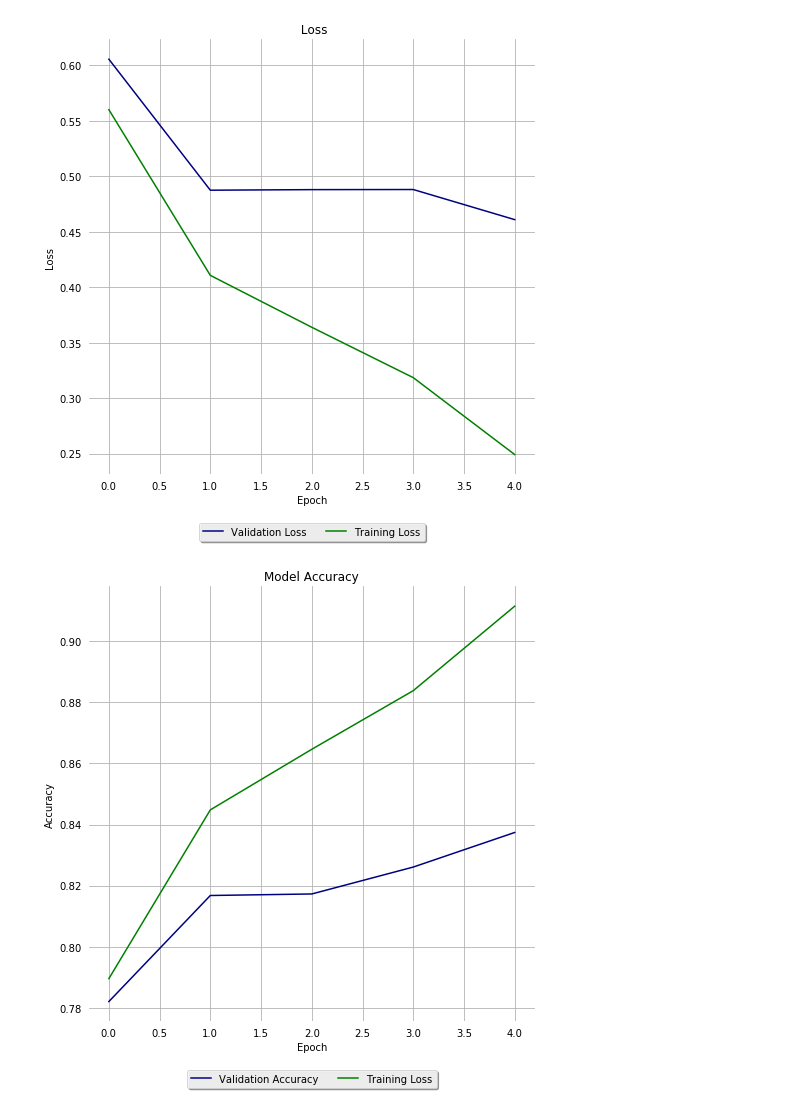
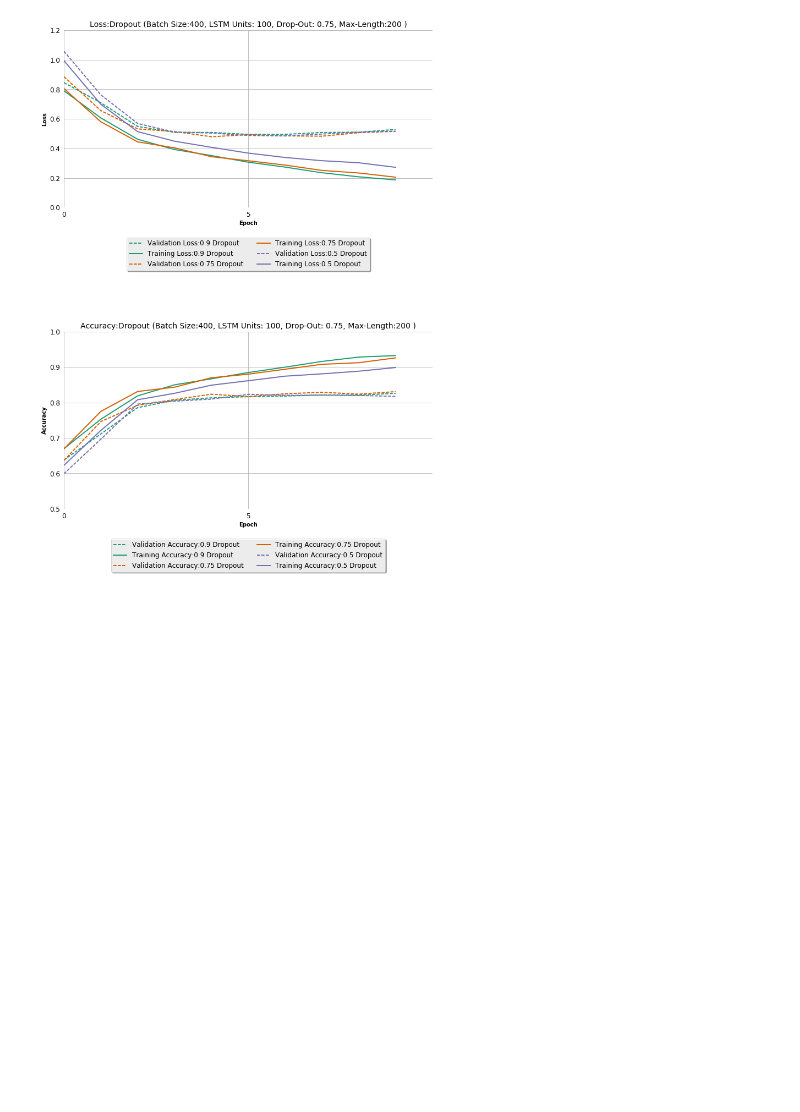
Before and after one commit to omalik2/horror-author-identification, a Jupyter notebook: LSTM.ipynb, the cells around one changed output. Saved outputs shown, nothing was run; the diff lists cells and outputs as text; code cells hidden in the pictures; blank space fills up the shorter version.

Commit message:
improve plotting, add tune graphs

```diff
--- a/LSTM.ipynb
+++ b/LSTM.ipynb
@@ -143,11 +141,12 @@ for i in range(len(model.wv.vocab)):
 #Model Parameters
 ValidIndexStart = 15599 #index to split some of data as test
 
-batchSize = 50
-lstmUnits = 128
+batchSize = 400
+lstmUnits = 100
+keepProb = 0.75
 numClasses = 3
 
-epochs = 5
+epochs = 10
 display_step = 1
 # %%
 tf.reset_default_graph()
@@ -165,9 +164,10 @@ b = tf.Variable(tf.random_normal([numClasses]))
 
 data = tf.nn.embedding_lookup(embeddingMatrix,input_data)
 
+
 lstmCell = tf.contrib.rnn.LSTMCell(lstmUnits)
 lstmCell = tf.contrib.rnn.MultiRNNCell([lstmCell] * 1)
-lstmCell = tf.contrib.rnn.DropoutWrapper(cell=lstmCell, output_keep_prob=0.5)
+lstmCell = tf.contrib.rnn.DropoutWrapper(cell=lstmCell, output_keep_prob= keepProb)
 
 value, _ = tf.nn.dynamic_rnn(lstmCell, data, dtype=tf.float32, sequence_length=input_length)
 
@@ -274,14 +274,4 @@ Validation Batch:
 Optimization Finished!
-# %%
-#%% formatting for plots
-x1, y1 = zip(*valLoss1)
-x2, y2 = zip(*trainLoss1)
-x3, y3 = zip(*valAcc1)
-x4, y4 = zip(*trainAcc1)
-# %%
-%matplotlib inline
-plot(x1, y1, x2, y2, label1 = "Validation Loss", label2 = "Training Loss", title = " Loss",y_label = "Loss", x_label = "Epoch")
-plot(x3, y3, x4, y4, label1 = "Validation Accuracy", label2 = "Training Loss", title = "Model Accuracy",y_label = "Accuracy", x_label = "Epoch")
-# %% [output]
-[figure, removed]
-[figure, removed]
+# %%
+results = [valLoss1,trainLoss1,valAcc1, trainAcc1]
+desc = {'Batch Size': batchSize, 'LSTM Units': lstmUnits, 'Epoch': epochs, 'Dropout': keepProb, 'Max-Length': maxLength ,'Results': results }
@@ -288,3 +332,7 @@ plot(x3, y3, x4, y4, label1 = "Validation Accuracy", label2 = "Training Loss", t
+# %%
+plots(dropoutTune,'Model Tune-1', 'Dropout', xLim = 10, yLim = 1.2, header = 'Batch Size:{}, LSTM Units: {}, Drop-Out: {}, Max-Length:{}'.format(batchSize, lstmUnits, keepProb, maxLength))
+# %% [output]
+[figure, added]
 # %%
 predictions = []
 name = "LSTM-128-2"
```
Also changed, not shown: parts of 6 cells of this notebook, 4 other files.
